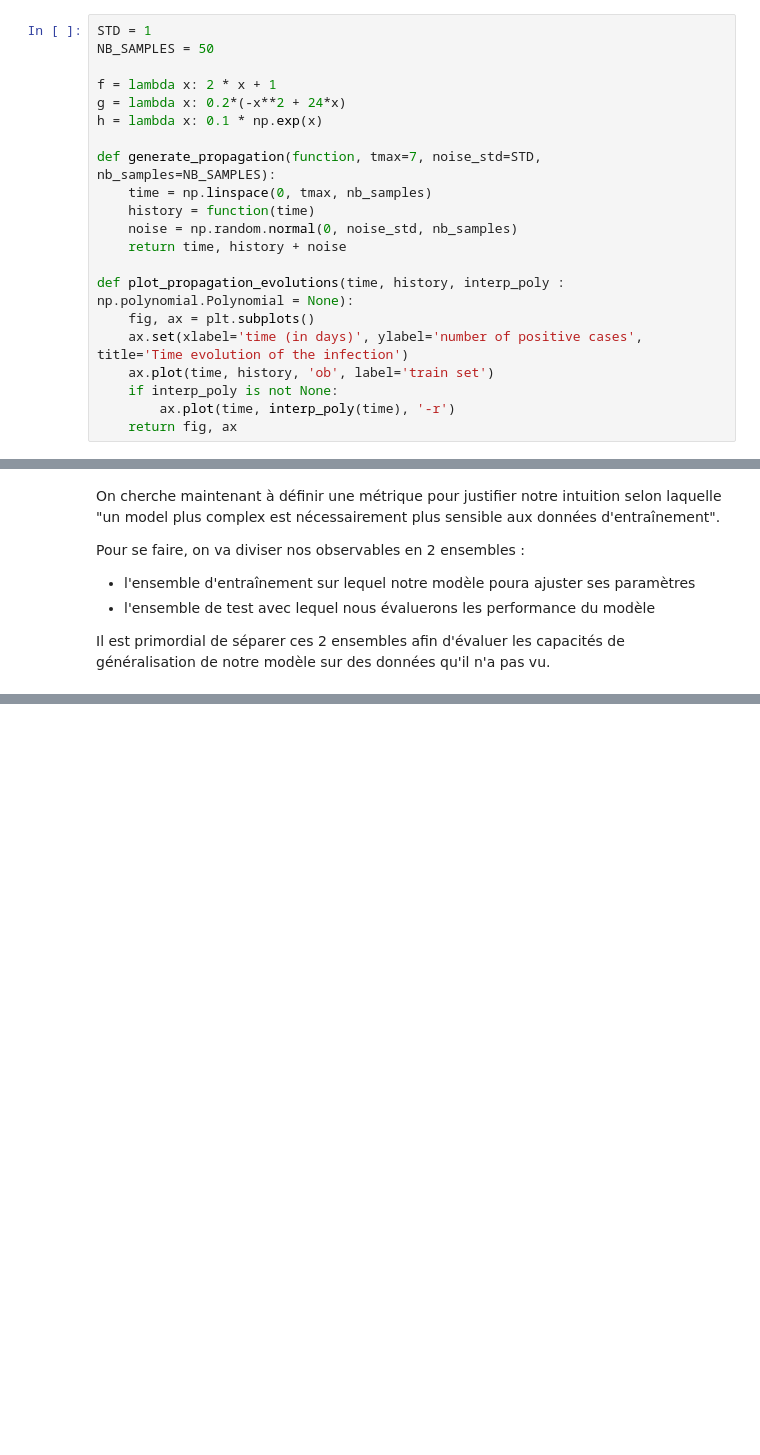
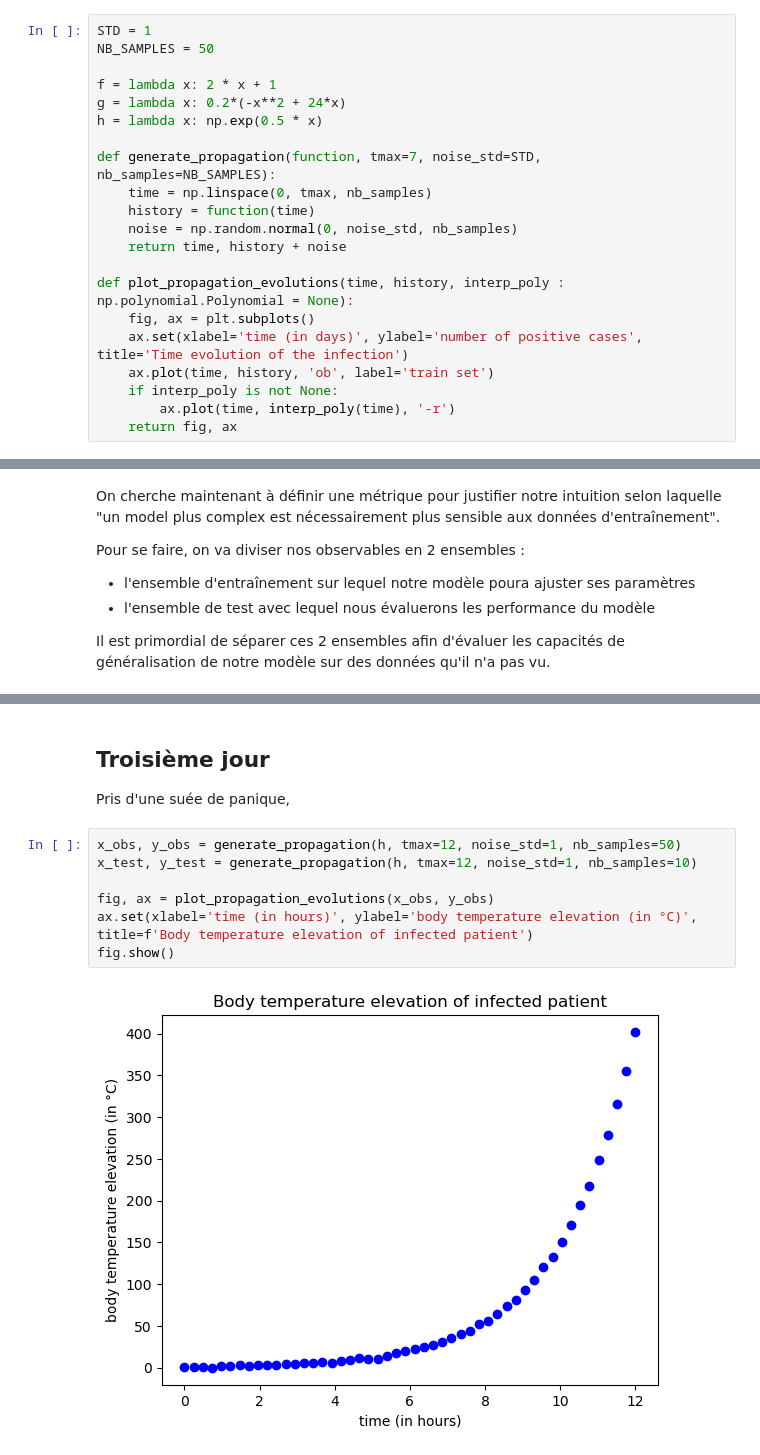
Before and after one commit to rcremese/ML-notebooks, a Jupyter notebook: 01-linear_regression.ipynb, the cells around one changed output, grey strips where cells are left out. Cells and saved outputs as stored; diff of their text form; blank space fills up the shorter version.

```diff
--- a/01-linear_regression.ipynb
+++ b/01-linear_regression.ipynb
@@ -15,7 +15,7 @@ NB_SAMPLES = 50
 
 f = lambda x: 2 * x + 1
 g = lambda x: 0.2*(-x**2 + 24*x)
-h = lambda x: 0.1 * np.exp(x)
+h = lambda x: np.exp(0.5 * x)
 
 def generate_propagation(function, tmax=7, noise_std=STD, nb_samples=NB_SAMPLES):
     time = np.linspace(0, tmax, nb_samples)
@@ -212,0 +213,12 @@ fig.show()
+# %% [markdown]
+## Troisième jour
+Pris d'une suée de panique,
+# %%
+x_obs, y_obs = generate_propagation(h, tmax=12, noise_std=1, nb_samples=50)
+x_test, y_test = generate_propagation(h, tmax=12, noise_std=1, nb_samples=10)
+
+fig, ax = plot_propagation_evolutions(x_obs, y_obs)
+ax.set(xlabel='time (in hours)', ylabel='body temperature elevation (in °C)', title=f'Body temperature elevation of infected patient')
+fig.show()
+# %% [output]
+[figure, added]
```
Also changed, not shown: parts of 15 cells of this notebook, 1 other file.
